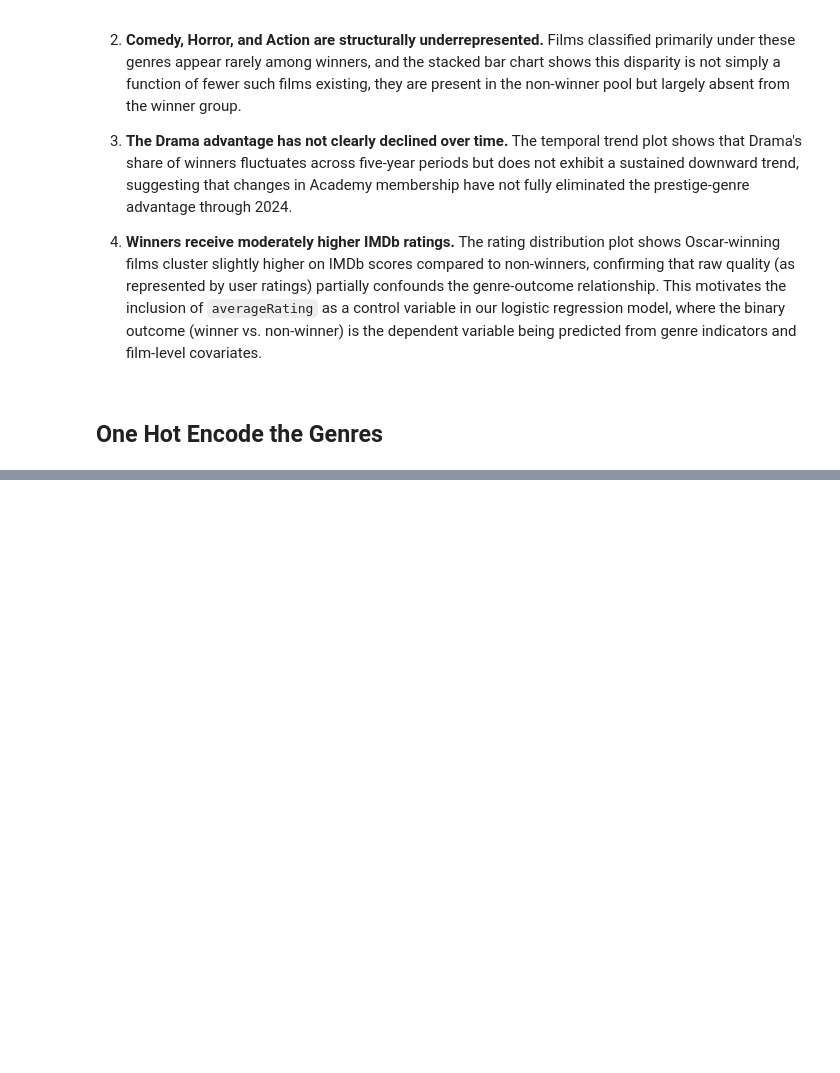
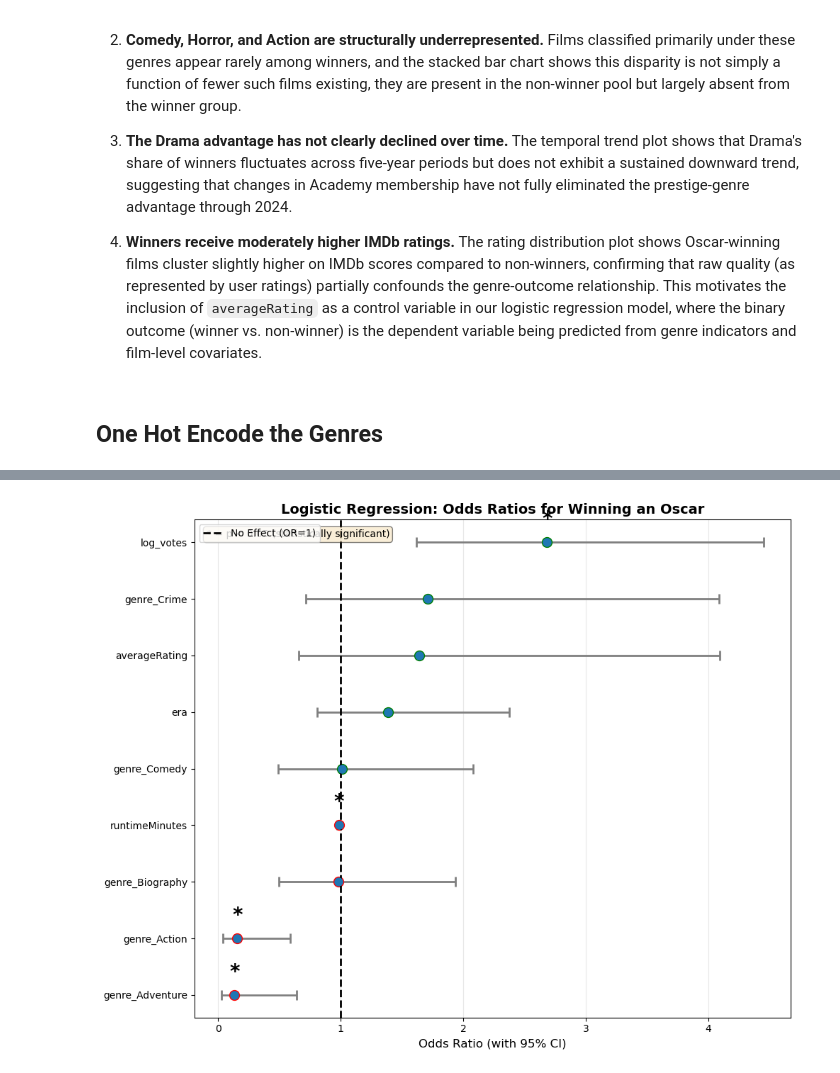
Before and after one commit to EdisonAyranisthebest/Math_189_FinalProject, a Jupyter notebook: Genre_Bias.ipynb, the cells around one changed output, grey strips where cells are left out. Cells and saved outputs as stored; diff of their text form; code cells hidden in the pictures; blank space fills up the shorter version.

```diff
--- a/Genre_Bias.ipynb
+++ b/Genre_Bias.ipynb
@@ -769,0 +1050,9 @@ one_hot
+# %%
+# Count runs (consecutive sequences of same value)
+runs = 1
+for i in range(1, len(sequence)):
+    if sequence[i] != sequence[i-1]:
+        runs += 1
+
+print(f"Number of runs observed: {runs}")
+print()
@@ -769,0 +1476,48 @@ one_hot
+# %%
+# Plot odds ratios with confidence intervals
+fig, ax = plt.subplots(figsize=(10, 8))
+
+# Prepare data (exclude intercept)
+plot_data = coef_df.drop('const', errors='ignore').sort_values('Odds Ratio')
+
+y_pos = np.arange(len(plot_data))
+
+# Plot odds ratios as points with error bars
+ax.errorbar(plot_data['Odds Ratio'], y_pos,
+            xerr=[plot_data['Odds Ratio'] - plot_data['95% CI Lower'],
+                  plot_data['95% CI Upper'] - plot_data['Odds Ratio']],
+            fmt='o', markersize=8, capsize=5, capthick=2,
+            ecolor='gray', elinewidth=2)
+
+# Color points by direction of effect
+for i, (idx, row) in enumerate(plot_data.iterrows()):
+    color = 'green' if row['Odds Ratio'] > 1 else 'red'
+    ax.plot(row['Odds Ratio'], i, 'o', markersize=10, color=color)
+
+    # Add asterisk for significant predictors
+    if row['P-value'] < 0.05:
+        ax.text(row['Odds Ratio'], i + 0.3, '*',
+                fontsize=20, ha='center', fontweight='bold')
+
+# Reference line at 1 (no effect)
+ax.axvline(x=1, color='black', linestyle='--', linewidth=2, label='No Effect (OR=1)')
+
+ax.set_yticks(y_pos)
+ax.set_yticklabels(plot_data.index)
+ax.set_xlabel('Odds Ratio (with 95% CI)', fontsize=12)
+ax.set_title('Logistic Regression: Odds Ratios for Winning an Oscar',
+             fontsize=14, fontweight='bold')
+ax.legend()
+ax.grid(axis='x', alpha=0.3)
+
+# Add text annotation
+ax.text(0.02, 0.98, '* = p < 0.05 (statistically significant)',
+        transform=ax.transAxes, fontsize=10,
+        verticalalignment='top',
+        bbox=dict(boxstyle='round', facecolor='wheat', alpha=0.5))
+plt.tight_layout()
+plt.show()
+
+print()
+# %% [output]
+[figure, added]
```
Also changed, not shown: parts of 34 cells of this notebook.
